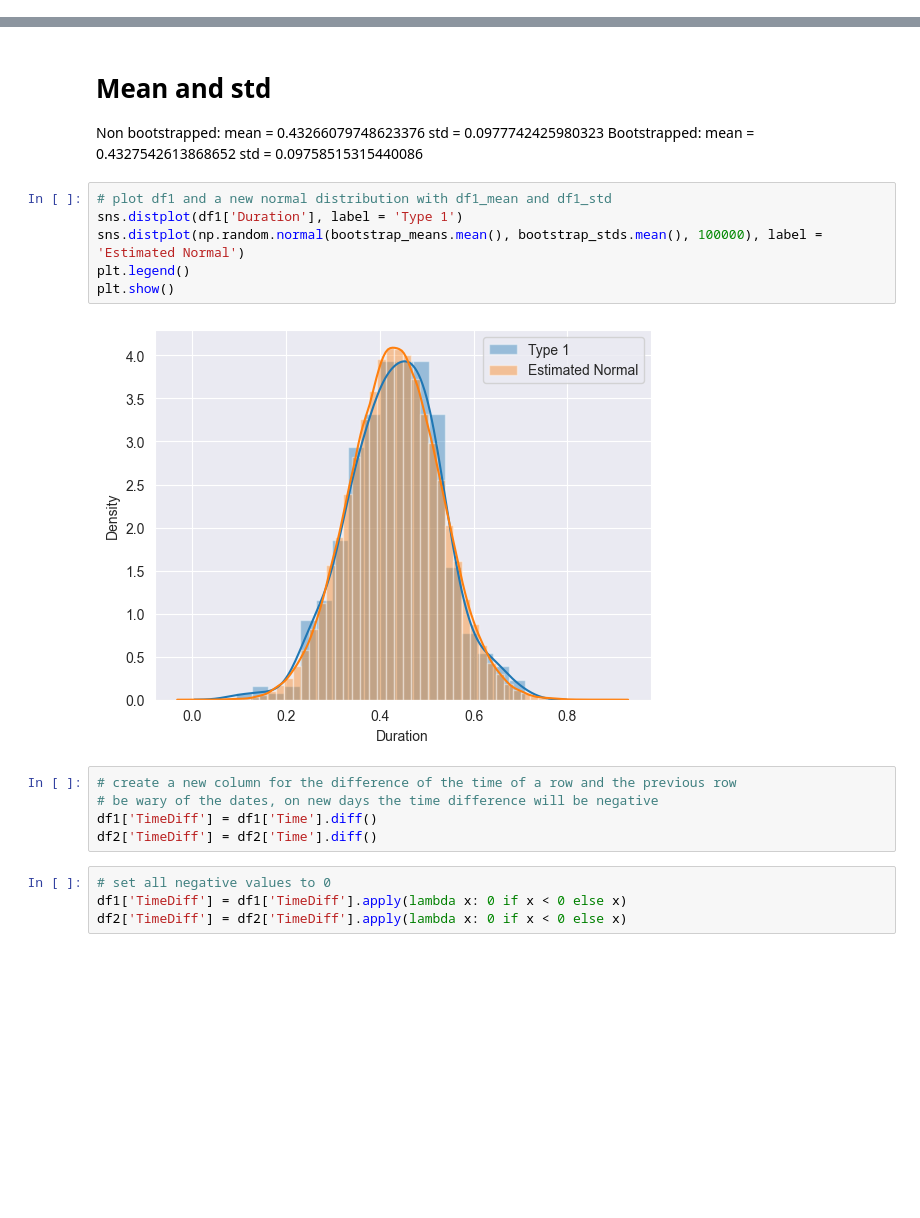
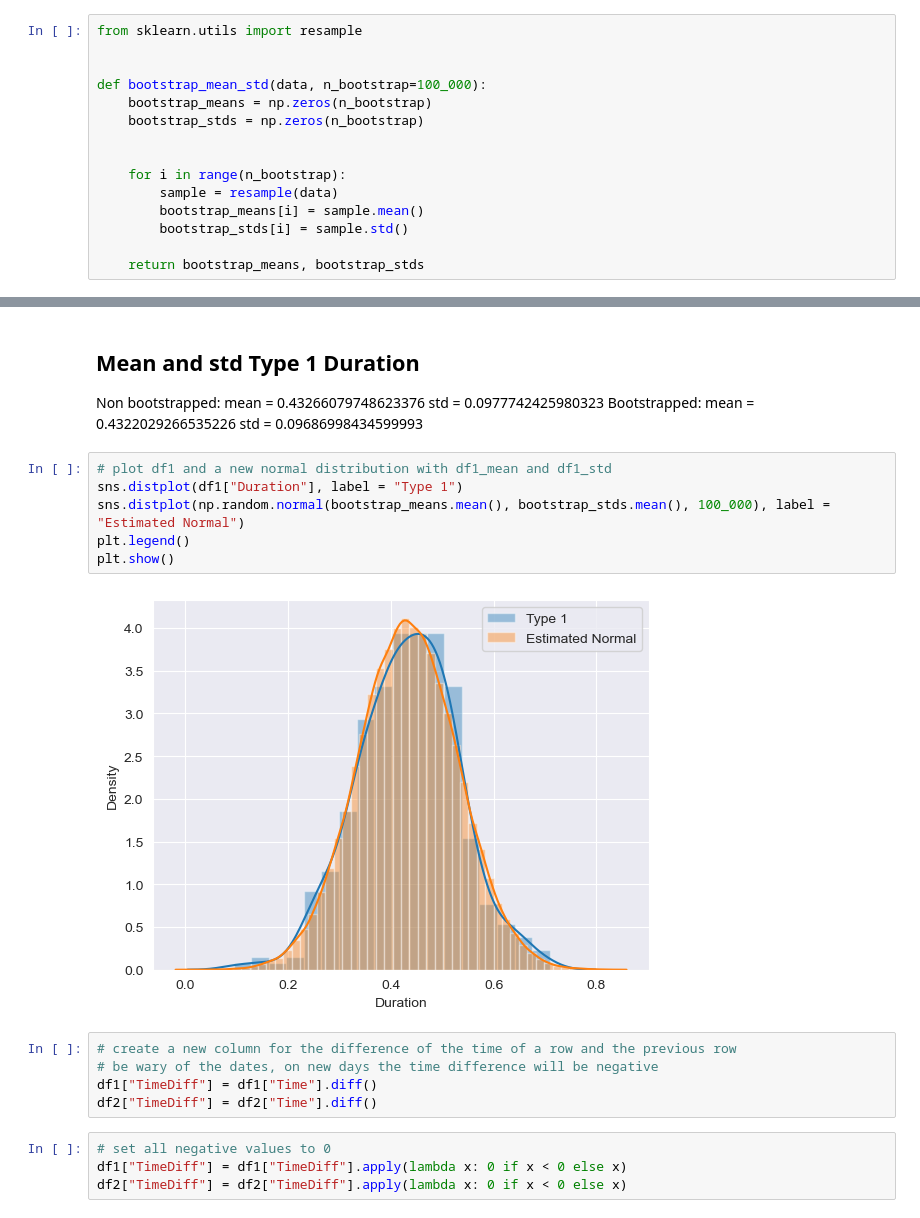
Before and after one commit to FabianBB/MRI, a Jupyter notebook: DataAnalysis.ipynb, the cells around one changed output, grey strips where cells are left out. Saved outputs shown, nothing was run; the diff lists cells and outputs as text; blank space fills up the shorter version.

```diff
--- a/DataAnalysis.ipynb
+++ b/DataAnalysis.ipynb
@@ -58 +60,16 @@ df1_mean, df1_std
+# %%
+from sklearn.utils import resample
+
+
+def bootstrap_mean_std(data, n_bootstrap=100_000):
+    bootstrap_means = np.zeros(n_bootstrap)
+    bootstrap_stds = np.zeros(n_bootstrap)
+
+
+    for i in range(n_bootstrap):
+        sample = resample(data)
+        bootstrap_means[i] = sample.mean()
+        bootstrap_stds[i] = sample.std()
+
+    return bootstrap_means, bootstrap_stds
 # %%
@@ -87,27 +89,27 @@ bootstrap_means.mean(), bootstrap_stds.mean(), confidence_interval_mean, confide
 # %% [markdown]
-# Mean and std
+## Mean and std Type 1 Duration
 Non bootstrapped:
     mean = 0.43266079748623376
     std  = 0.0977742425980323
 Bootstrapped:
-    mean = 0.4327542613868652
-    std  = 0.09758515315440086
+    mean = 0.4322029266535226
+    std  = 0.09686998434599993
 # %%
 # plot df1 and a new normal distribution with df1_mean and df1_std
-sns.distplot(df1['Duration'], label = 'Type 1')
-sns.distplot(np.random.normal(bootstrap_means.mean(), bootstrap_stds.mean(), 100000), label = 'Estimated Normal')
+sns.distplot(df1["Duration"], label = "Type 1")
+sns.distplot(np.random.normal(bootstrap_means.mean(), bootstrap_stds.mean(), 100_000), label = "Estimated Normal")
 plt.legend()
 plt.show()
 # %% [output]
-[figure, old version]
+[figure, new version]
 # %%
 # create a new column for the difference of the time of a row and the previous row
 # be wary of the dates, on new days the time difference will be negative
-df1['TimeDiff'] = df1['Time'].diff()
-df2['TimeDiff'] = df2['Time'].diff()
+df1["TimeDiff"] = df1["Time"].diff()
+df2["TimeDiff"] = df2["Time"].diff()
 # %%
 # set all negative values to 0
-df1['TimeDiff'] = df1['TimeDiff'].apply(lambda x: 0 if x < 0 else x)
-df2['TimeDiff'] = df2['TimeDiff'].apply(lambda x: 0 if x < 0 else x)
+df1["TimeDiff"] = df1["TimeDiff"].apply(lambda x: 0 if x < 0 else x)
+df2["TimeDiff"] = df2["TimeDiff"].apply(lambda x: 0 if x < 0 else x)
 # %%
 # plot the distribution of the time of the two types of patients
```
Also changed, not shown: parts of 22 cells of this notebook.
